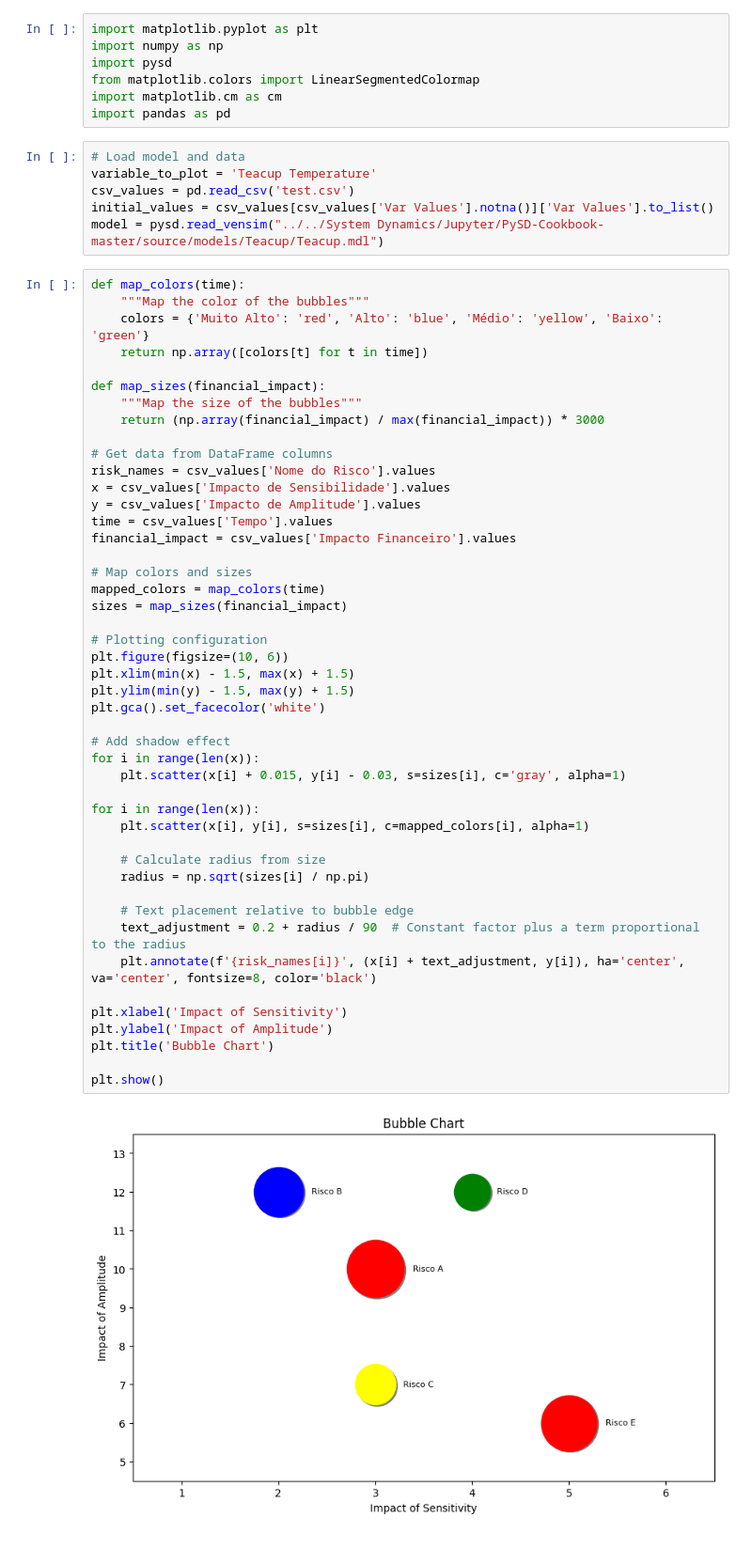
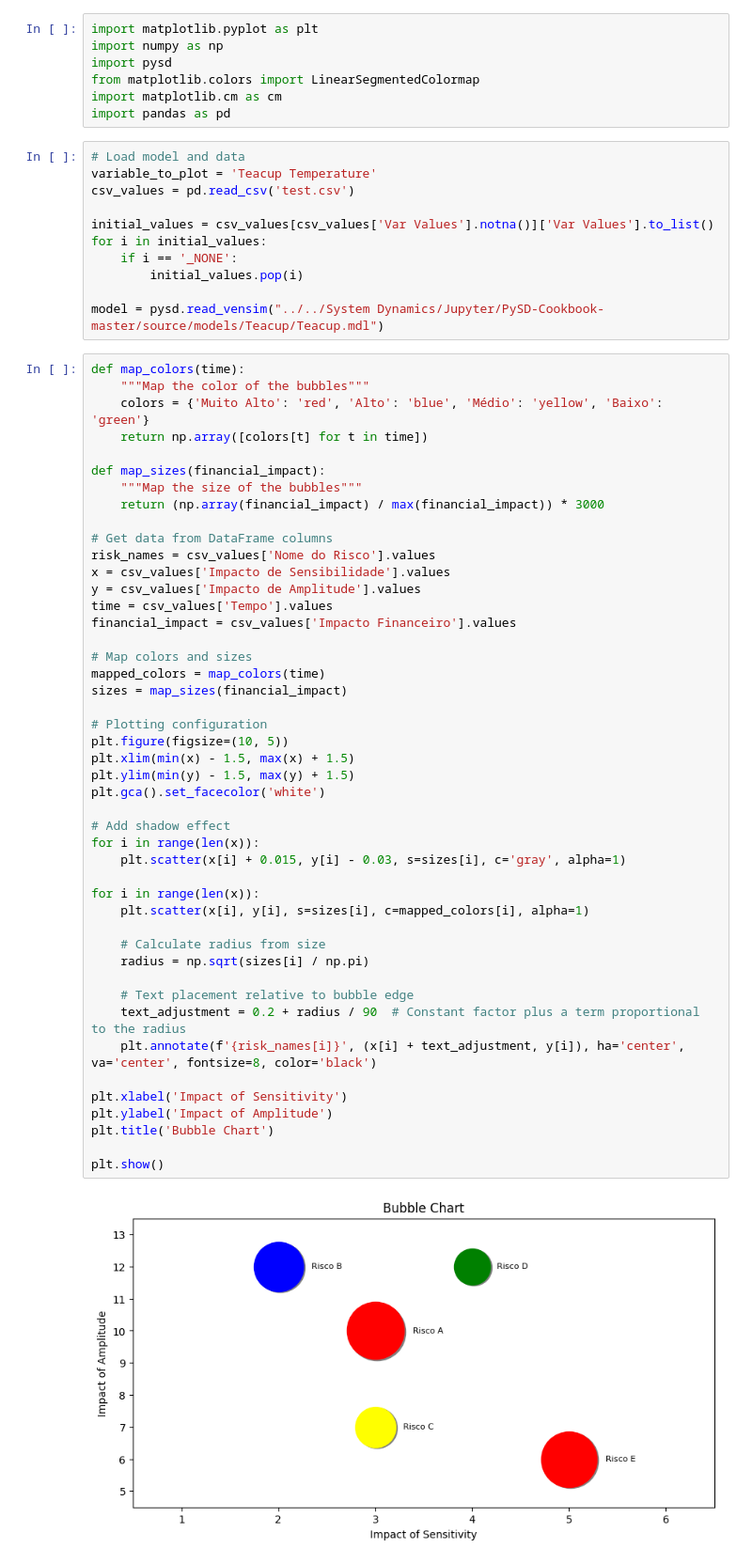
Before and after one commit to jhenrique04/GraphDynamics, a Jupyter notebook: Graphs.ipynb, the cells around one changed output. Shown at 94% size. Drawn from its saved outputs; the diff is of its cells as text.

```diff
--- a/Graphs.ipynb
+++ b/Graphs.ipynb
@@ -9,7 +9,12 @@ import pandas as pd
 # Load model and data
 variable_to_plot = 'Teacup Temperature'
 csv_values = pd.read_csv('test.csv')
+
 initial_values = csv_values[csv_values['Var Values'].notna()]['Var Values'].to_list()
+for i in initial_values:
+    if i == '_NONE':
+        initial_values.pop(i)
+
 model = pysd.read_vensim("../../System Dynamics/Jupyter/PySD-Cookbook-master/source/models/Teacup/Teacup.mdl")
 # %%
 def map_colors(time):
@@ -30,34 +35,34 @@ financial_impact = csv_values['Impacto Financeiro'].values
 
 # Map colors and sizes
 mapped_colors = map_colors(time)
 sizes = map_sizes(financial_impact)
 
 # Plotting configuration
-plt.figure(figsize=(10, 6))
+plt.figure(figsize=(10, 5))
 plt.xlim(min(x) - 1.5, max(x) + 1.5)
 plt.ylim(min(y) - 1.5, max(y) + 1.5)
 plt.gca().set_facecolor('white')
 
 # Add shadow effect
 for i in range(len(x)):
     plt.scatter(x[i] + 0.015, y[i] - 0.03, s=sizes[i], c='gray', alpha=1)
 
 for i in range(len(x)):
     plt.scatter(x[i], y[i], s=sizes[i], c=mapped_colors[i], alpha=1)
 
     # Calculate radius from size
     radius = np.sqrt(sizes[i] / np.pi)
 
     # Text placement relative to bubble edge
     text_adjustment = 0.2 + radius / 90  # Constant factor plus a term proportional to the radius
     plt.annotate(f'{risk_names[i]}', (x[i] + text_adjustment, y[i]), ha='center', va='center', fontsize=8, color='black')
 
 plt.xlabel('Impact of Sensitivity')
 plt.ylabel('Impact of Amplitude')
 plt.title('Bubble Chart')
 
 plt.show()
 # %% [output]
-[figure, old version]
+[figure, new version]
 # %%
 # Voxel graph
```
Also changed, not shown: parts of 1 cell of this notebook.
